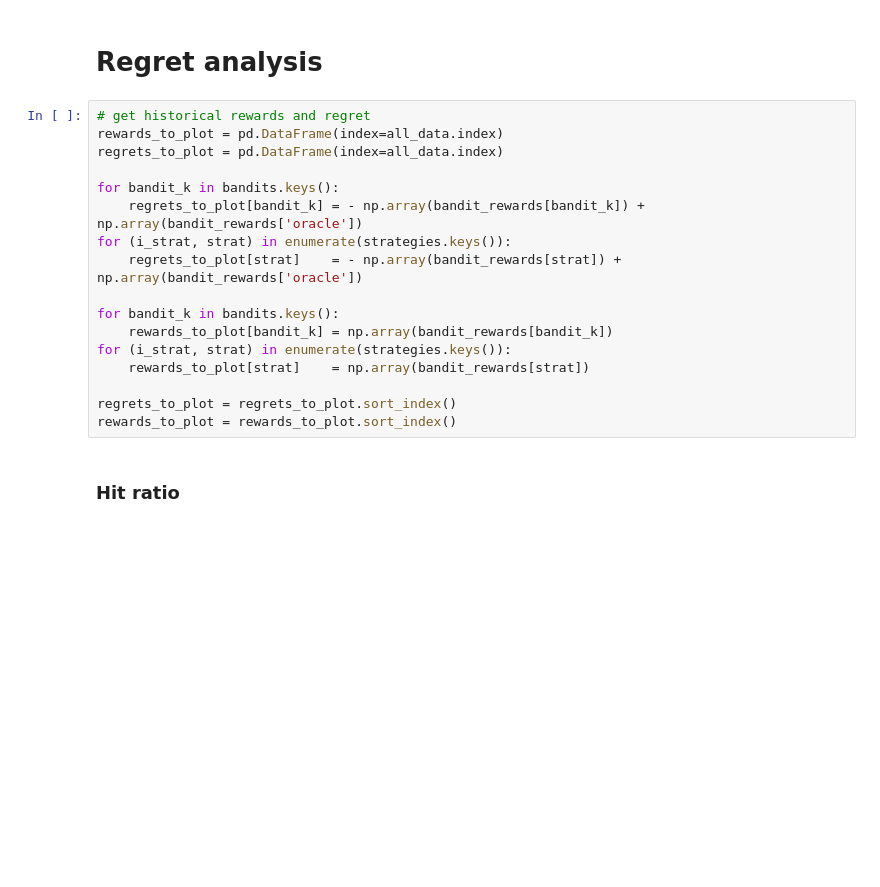
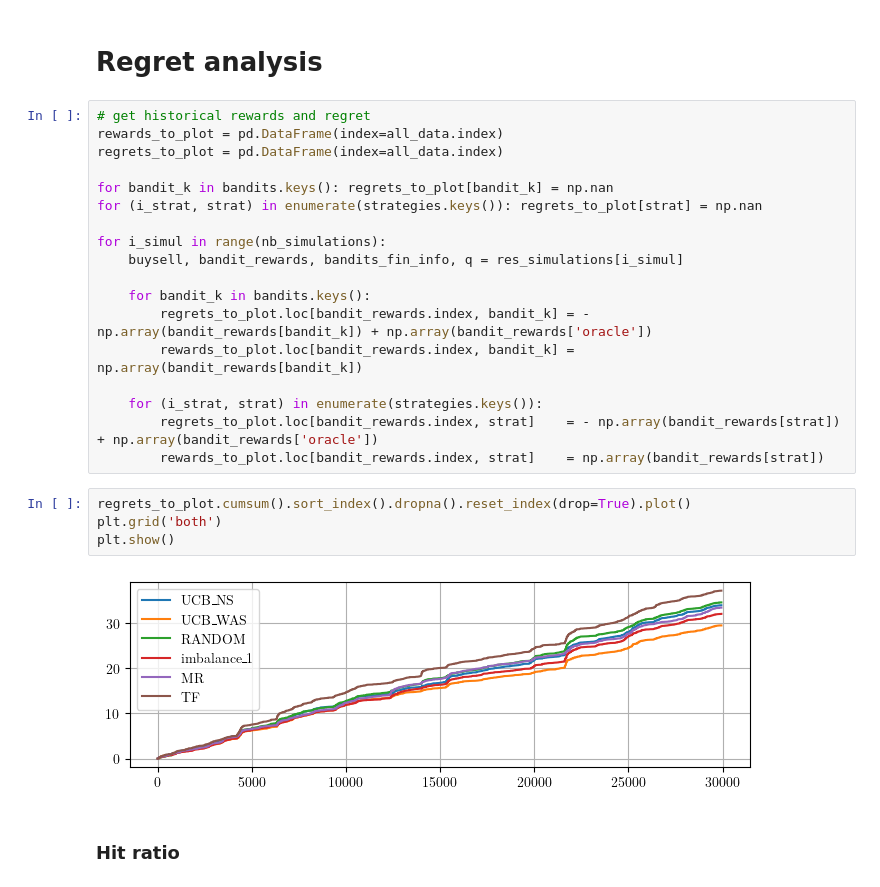
Before and after one commit to FDR0903/gpbandits_for_algotrading, a Jupyter notebook: nb_bandits/AOE_Bandits_2.ipynb, the cells around one changed output. Drawn from its saved outputs; the diff is of its cells as text; blank space fills up the shorter version.

```diff
--- a/nb_bandits/AOE_Bandits_2.ipynb
+++ b/nb_bandits/AOE_Bandits_2.ipynb
@@ -484,23 +475,30 @@ for bandit_k in bandits.keys():
 # plt.tight_layout()
 # %% [markdown]
 # Regret analysis
-# %%
-# get historical rewards and regret
-rewards_to_plot = pd.DataFrame(index=all_data.index)
-regrets_to_plot = pd.DataFrame(index=all_data.index)
-
-for bandit_k in bandits.keys():
-    regrets_to_plot[bandit_k] = - np.array(bandit_rewards[bandit_k]) + np.array(bandit_rewards['oracle'])
-for (i_strat, strat) in enumerate(strategies.keys()):
-    regrets_to_plot[strat]    = - np.array(bandit_rewards[strat]) + np.array(bandit_rewards['oracle'])
-
-for bandit_k in bandits.keys():
-    rewards_to_plot[bandit_k] = np.array(bandit_rewards[bandit_k])
-for (i_strat, strat) in enumerate(strategies.keys()):
-    rewards_to_plot[strat]    = np.array(bandit_rewards[strat])
-
-regrets_to_plot = regrets_to_plot.sort_index()
-rewards_to_plot = rewards_to_plot.sort_index()
+# %%
+# get historical rewards and regret
+rewards_to_plot = pd.DataFrame(index=all_data.index)
+regrets_to_plot = pd.DataFrame(index=all_data.index)
+
+for bandit_k in bandits.keys(): regrets_to_plot[bandit_k] = np.nan
+for (i_strat, strat) in enumerate(strategies.keys()): regrets_to_plot[strat] = np.nan
+
+for i_simul in range(nb_simulations):
+    buysell, bandit_rewards, bandits_fin_info, q = res_simulations[i_simul]
+
+    for bandit_k in bandits.keys():
+        regrets_to_plot.loc[bandit_rewards.index, bandit_k] = - np.array(bandit_rewards[bandit_k]) + np.array(bandit_rewards['oracle'])
+        rewards_to_plot.loc[bandit_rewards.index, bandit_k] = np.array(bandit_rewards[bandit_k])
+
+    for (i_strat, strat) in enumerate(strategies.keys()):
+        regrets_to_plot.loc[bandit_rewards.index, strat]    = - np.array(bandit_rewards[strat])  + np.array(bandit_rewards['oracle'])
+        rewards_to_plot.loc[bandit_rewards.index, strat]    = np.array(bandit_rewards[strat])
+# %%
+regrets_to_plot.cumsum().sort_index().dropna().reset_index(drop=True).plot()
+plt.grid('both')
+plt.show()
+# %% [output]
+[figure, added]
 # %% [markdown]
 ### Hit ratio
 # %%
```
Also changed, not shown: parts of 21 cells of this notebook, 6 other files.
